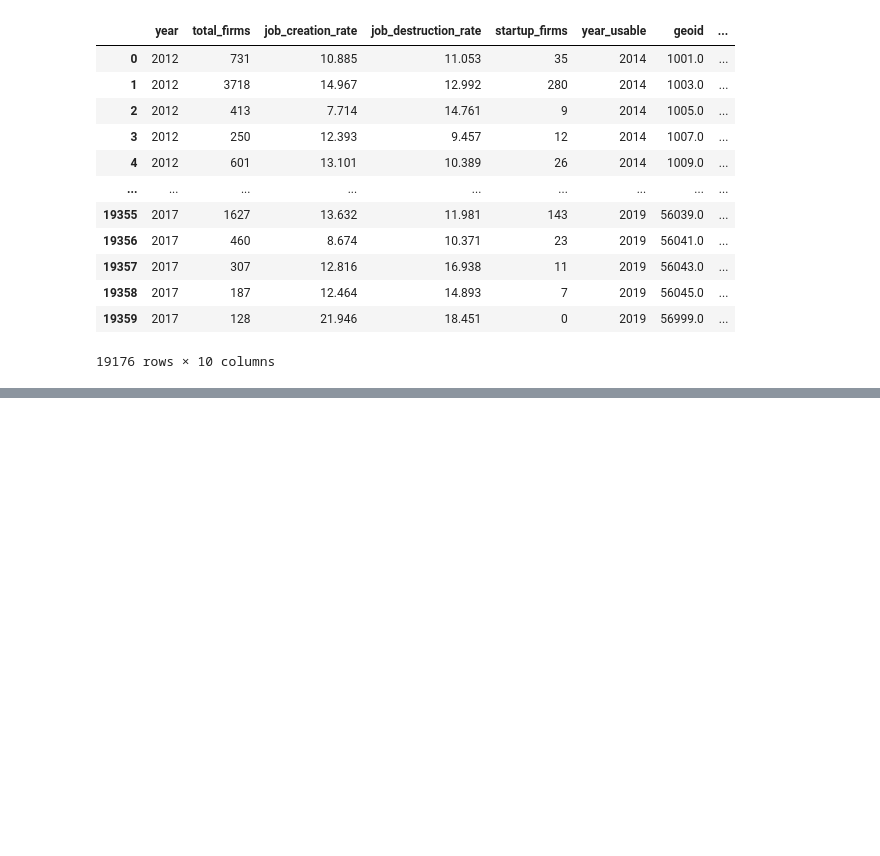
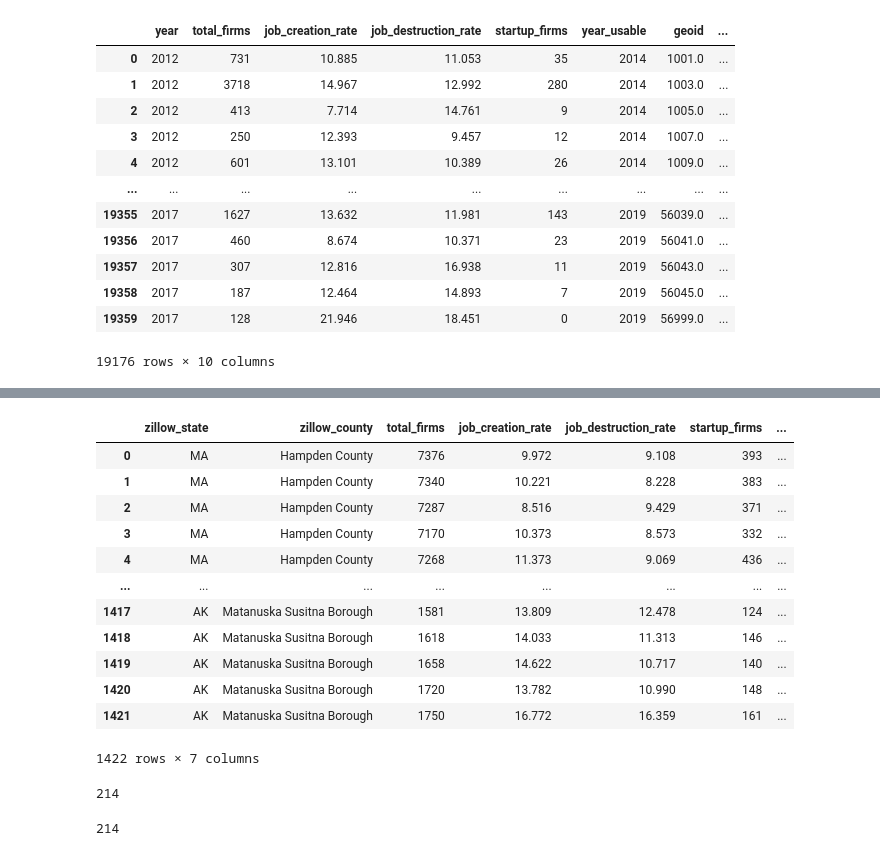
Before and after one commit to Kneck12/zillow-price-index-pred, a Jupyter notebook: Niki/BDS feature engineering.ipynb, the cells around one changed output, grey strips where cells are left out. Saved outputs shown, nothing was run; the diff lists cells and outputs as text; code cells hidden in the pictures; blank space fills up the shorter version.

```diff
--- a/Niki/BDS feature engineering.ipynb
+++ b/Niki/BDS feature engineering.ipynb
@@ -268,0 +351,24 @@ zri[['State','CountyName']]
+# %%
+bds_final
+# %% [output]
+|  | zillow_state | zillow_county | total_firms | job_creation_rate | job_destruction_rate | startup_firms | ... |
+| 0 | MA | Hampden County | 7376 | 9.972 | 9.108 | 393 | ... |
+| 1 | MA | Hampden County | 7340 | 10.221 | 8.228 | 383 | ... |
+| 2 | MA | Hampden County | 7287 | 8.516 | 9.429 | 371 | ... |
+| 3 | MA | Hampden County | 7170 | 10.373 | 8.573 | 332 | ... |
+| 4 | MA | Hampden County | 7268 | 11.373 | 9.069 | 436 | ... |
+| ... | ... | ... | ... | ... | ... | ... | ... |
+| 1417 | AK | Matanuska Susitna Borough | 1581 | 13.809 | 12.478 | 124 | ... |
+| 1418 | AK | Matanuska Susitna Borough | 1618 | 14.033 | 11.313 | 146 | ... |
+| 1419 | AK | Matanuska Susitna Borough | 1658 | 14.622 | 10.717 | 140 | ... |
+| 1420 | AK | Matanuska Susitna Borough | 1720 | 13.782 | 10.990 | 148 | ... |
+| 1421 | AK | Matanuska Susitna Borough | 1750 | 16.772 | 16.359 | 161 | ... |
+1422 rows × 7 columns
+# %%
+bds_final['zillow_county'].nunique()
+# %% [output]
+214
+# %%
+zri['CountyName'].nunique()
+# %% [output]
+214
```
Also changed, not shown: parts of 46 cells of this notebook, 1 other file.
